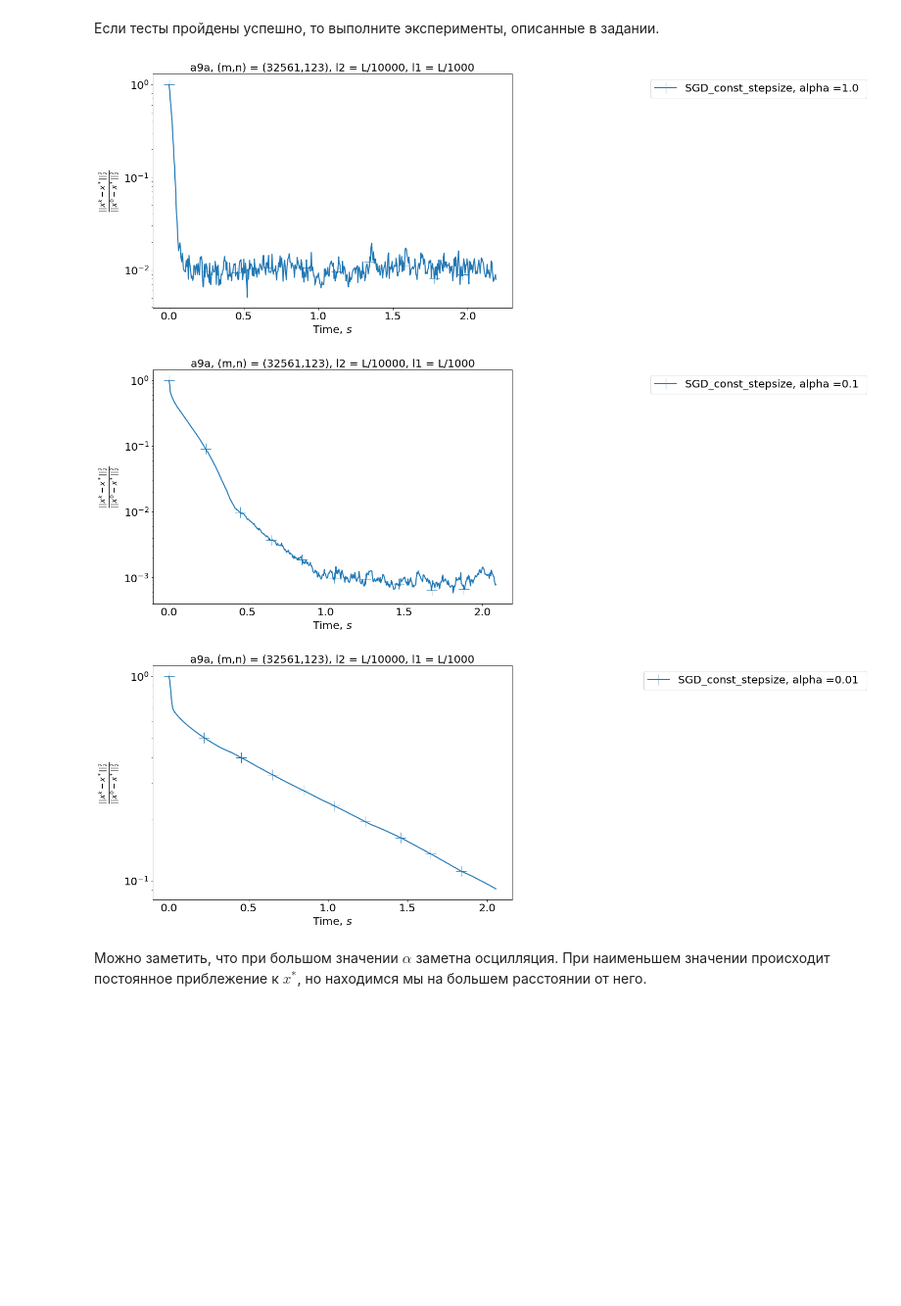
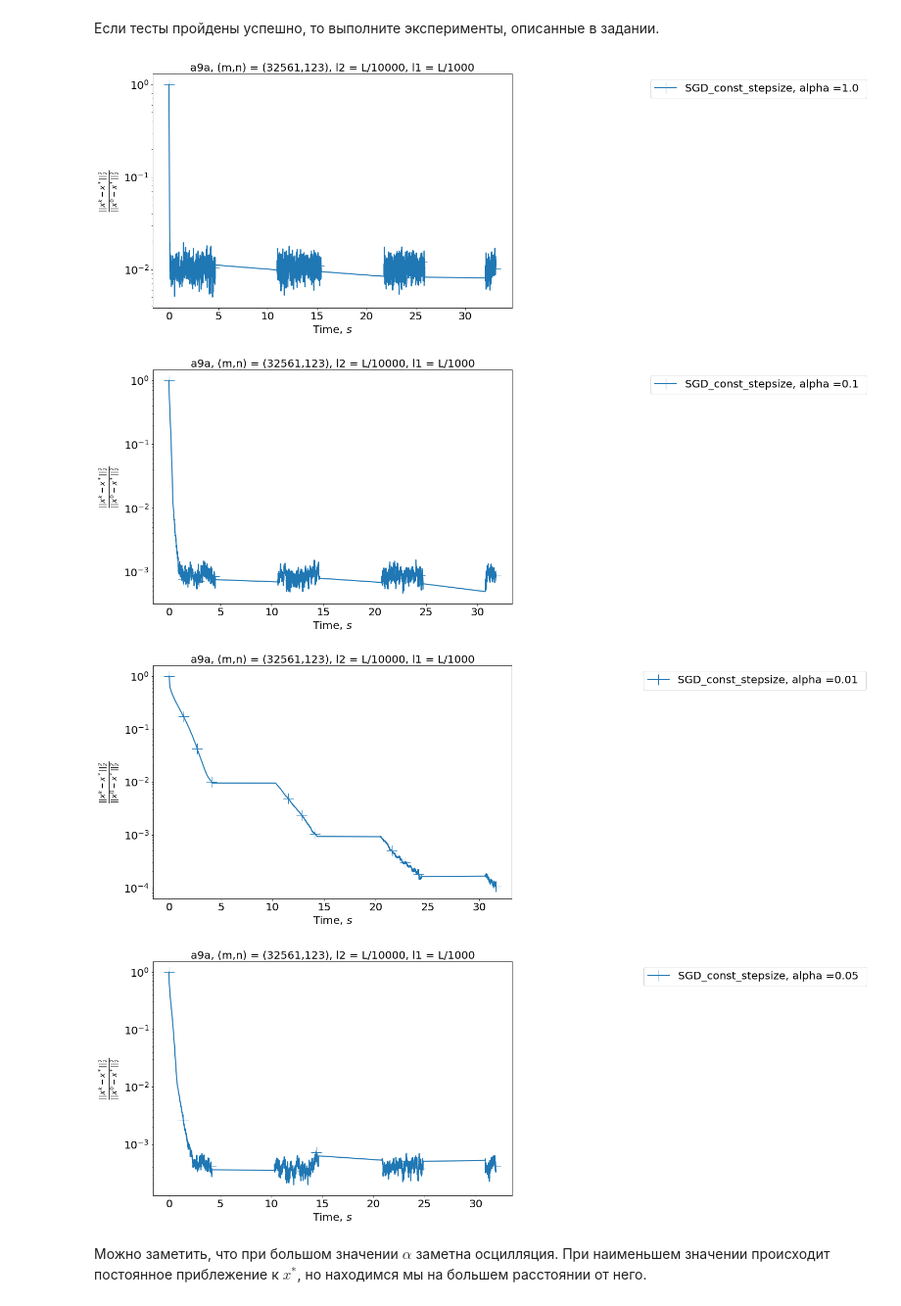
Before and after one commit to rogachevai/MADESpring2020_MOML, a Jupyter notebook: Practice/homework_5/hw5_made.ipynb, the cells around one changed output. Shown at 98% size. Cells and saved outputs as stored; diff of their text form; code cells hidden in the pictures; blank space fills up the shorter version.

```diff
--- a/Practice/homework_5/hw5_made.ipynb
+++ b/Practice/homework_5/hw5_made.ipynb
@@ -831,7 +831,7 @@ sgd_decr_test(res)
 # %% [markdown]
 Если тесты пройдены успешно, то выполните эксперименты, описанные в задании.
 # %%
-for a in [1.0,0.1,0.01]:
+for a in [1.0,0.1,0.01,0.05]:
     dataset = "a9a"
     filename=dataset+"_x_init_all_ones"
     x_init = np.ones(n)
@@ -842,7 +842,7 @@ for a in [1.0,0.1,0.01]:
     gamma = a/((L+l2))
     x_star = read_solution(dataset, l2,l1)[0]
     f_star = read_solution(dataset, l2,l1)[1]
-    S = 15
+    S = 100
     save_info_period = 100
     sparse_full = False
     sparse_stoch = False
@@ -853,31 +853,32 @@ for a in [1.0,0.1,0.01]:
      x_star=x_star, f_star=f_star)
     #save_solution(dataset, l2, l1, res['last_iter'], res['func_vals'][-1])
 # %%
-for a in [1.0,0.1,0.01]:
+for a in [1.0,0.1,0.01,0.05]:
     dataset = "a9a"
     filename=dataset+"_x_init_all_ones"
     l2 = L / 10000
     l1 = L / 1000
     batch_size = 10
     M = int(2*m/batch_size)
     gamma = a/((L+l2))
 
     methods = [
              ['SGD_const_stepsize', [gamma, l2, l1, S, 10],
                f', alpha ={a} ', None],
     ]
     mode_y = 'squared_distances'
     mode_x = 'time'
     figsize = (12, 8)
     fontsize = 20
     title = dataset+", (m,n) = ("+str(m)+","+str(n)+"), l2 = L/"+str(int(L/l2))+", l1 = L/"+str(int(L/l1))
 
     args_for_plots = [dataset, filename, mode_y, mode_x, figsize, fontsize, title, methods]
     make_plots(args=args_for_plots)
     plt.show()
 # %% [output]
-[figure, old version]
+[figure, new version]
-[figure, old version]
+[figure, new version]
-[figure, old version]
+[figure, new version]
+[figure, added]
 # %% [markdown]
 Можно заметить, что при большом значении $\alpha$ заметна осцилляция. При наименьшем значении происходит постоянное приблежение к $x^*$, но находимся мы на большем расстоянии от него.
```
Also changed, not shown: parts of 7 cells of this notebook, 41 other files.
